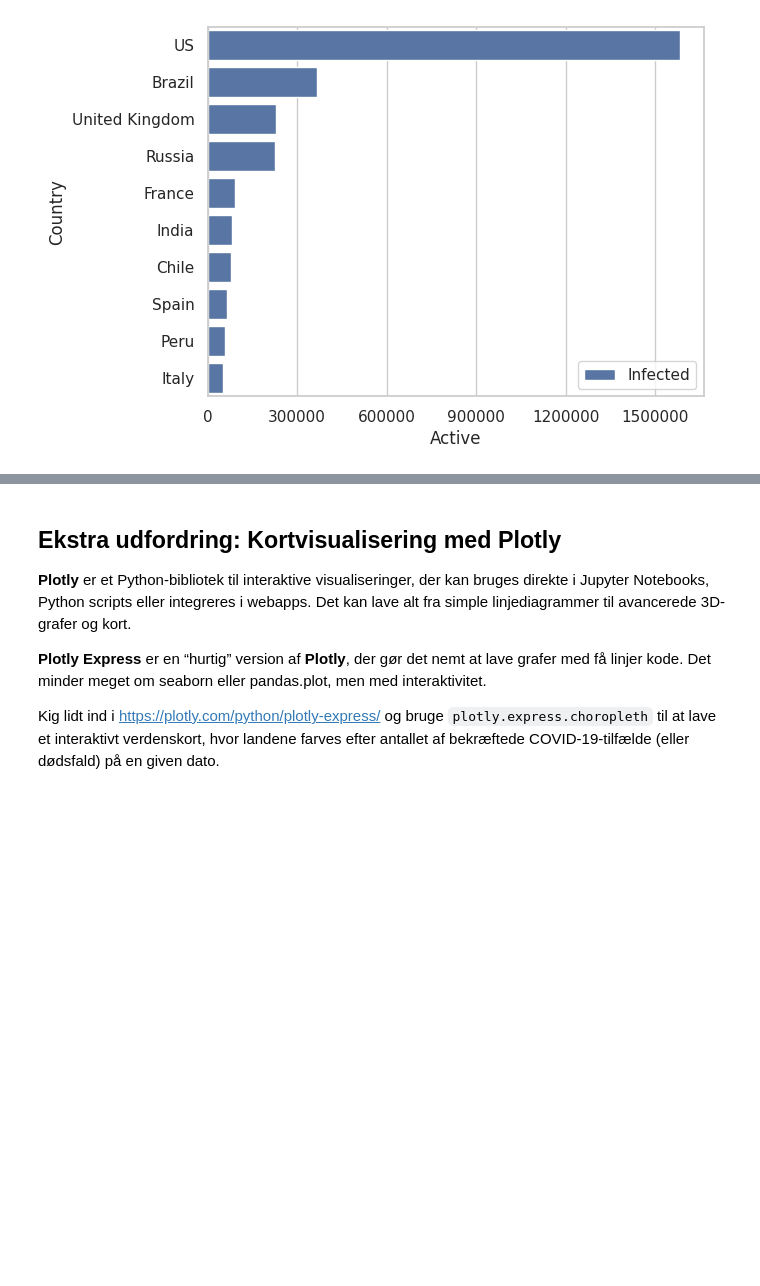
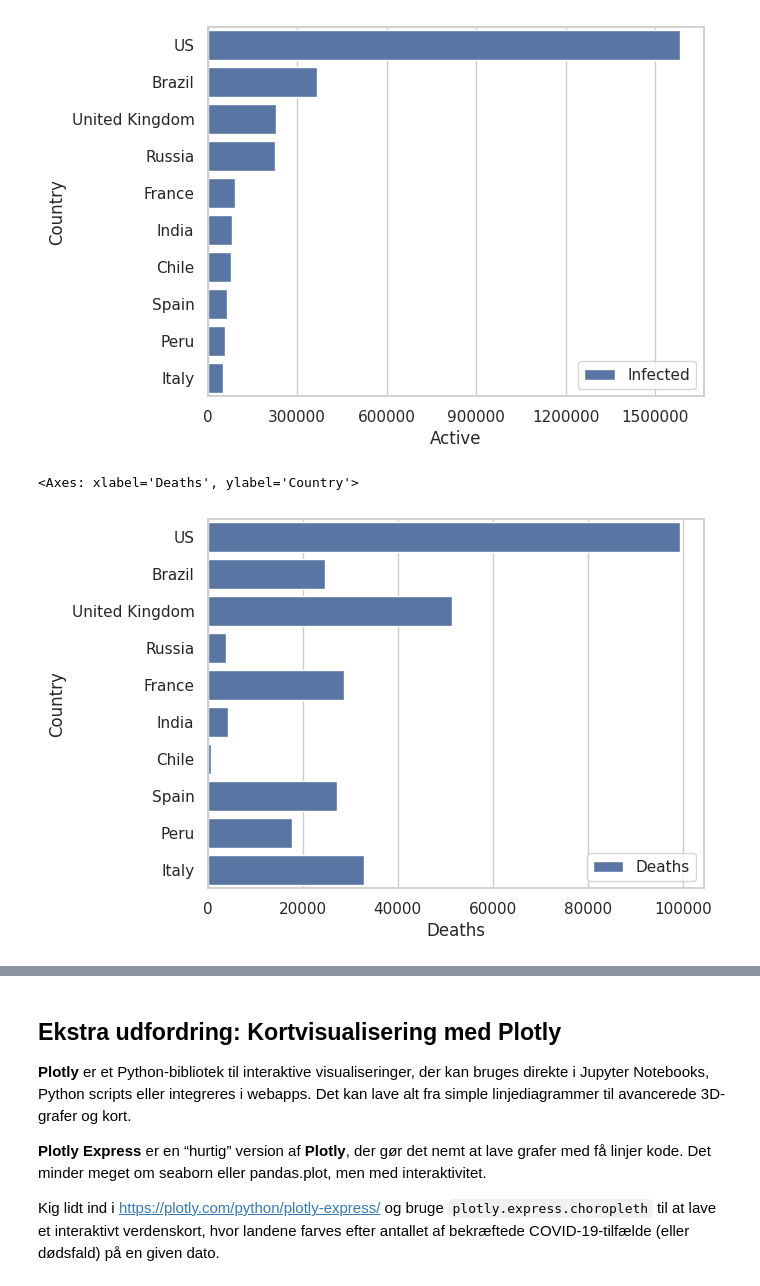
Before and after one commit to Vibenshus-Gymnasium-Pro/covid-19-data-NEXT15930, a Jupyter notebook: covid19data.ipynb, the cells around one changed output, grey strips where cells are left out. Drawn from its saved outputs; the diff is of its cells as text; code cells hidden in the pictures; blank space fills up the shorter version.

```diff
--- a/covid19data.ipynb
+++ b/covid19data.ipynb
@@ -138,3 +138,9 @@ sns.barplot(x="Active", y="Country", data=groupeddf.sort_values('Active', ascend
 # %% [output]
 <Axes: xlabel='Active', ylabel='Country'>
 [figure]
+# %%
+sns.barplot(x="Deaths", y="Country", data=groupeddf.sort_values('Active', ascending=False).head(10),
+            label="Deaths", color="b")
+# %% [output]
+<Axes: xlabel='Deaths', ylabel='Country'>
+[figure, added]
```
Also changed, not shown: parts of 1 cell of this notebook.
